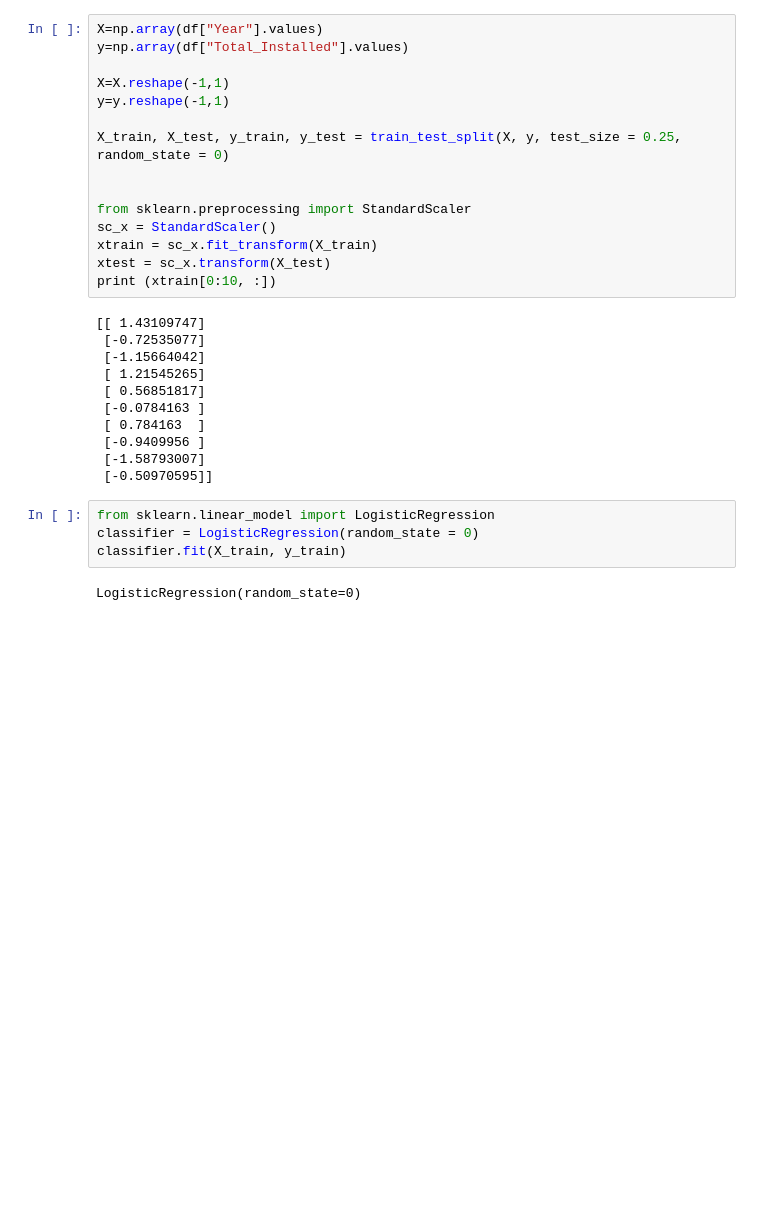
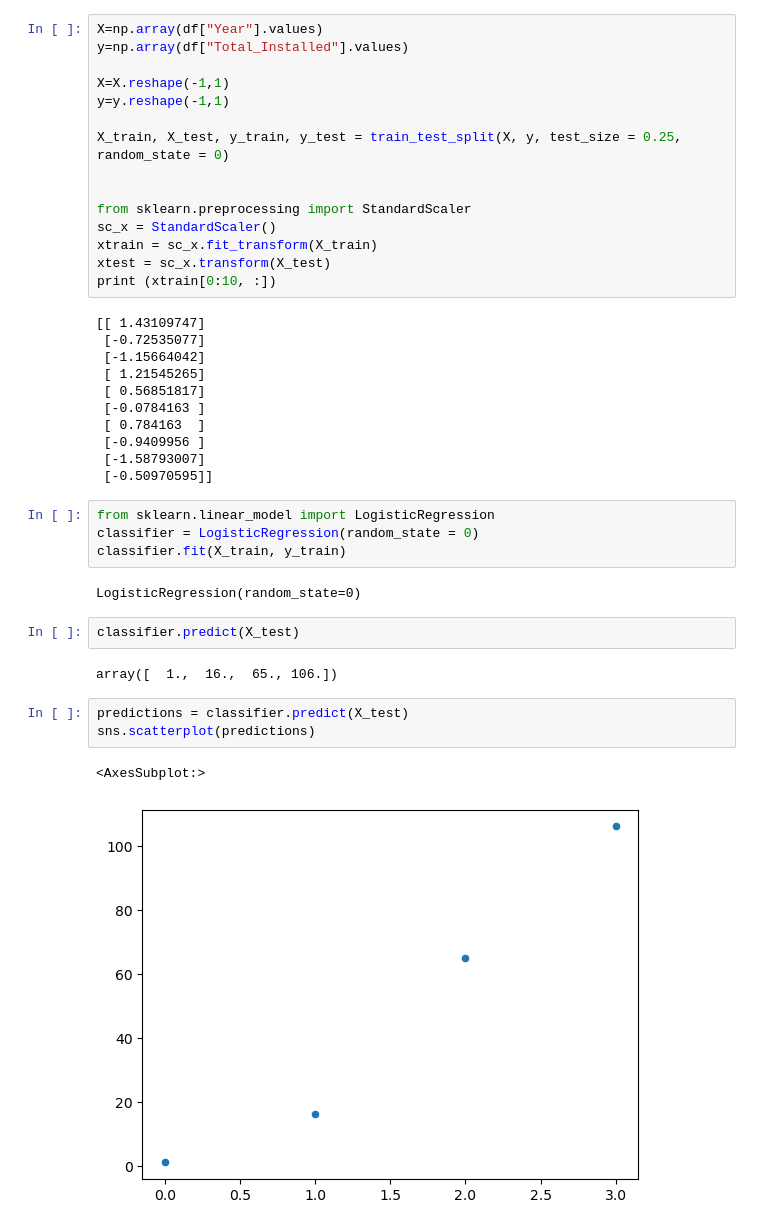
Before and after one commit to DavidN0809/ECGR-4105, a Jupyter notebook: Final Project/EV_Stations.ipynb, the cells around one changed output. Drawn from its saved outputs; the diff is of its cells as text; blank space fills up the shorter version.

```diff
--- a/Final Project/EV_Stations.ipynb
+++ b/Final Project/EV_Stations.ipynb
@@ -160,3 +160,13 @@ classifier = LogisticRegression(random_state = 0)
 classifier.fit(X_train, y_train)
 # %% [output]
 LogisticRegression(random_state=0)
+# %%
+classifier.predict(X_test)
+# %% [output]
+array([  1.,  16.,  65., 106.])
+# %%
+predictions = classifier.predict(X_test)
+sns.scatterplot(predictions)
+# %% [output]
+<AxesSubplot:>
+[figure, added]
```
